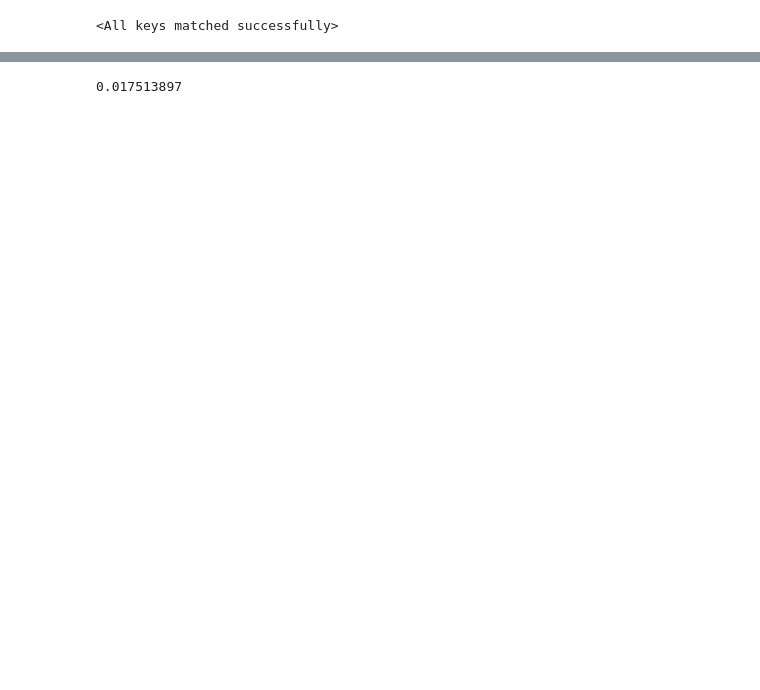
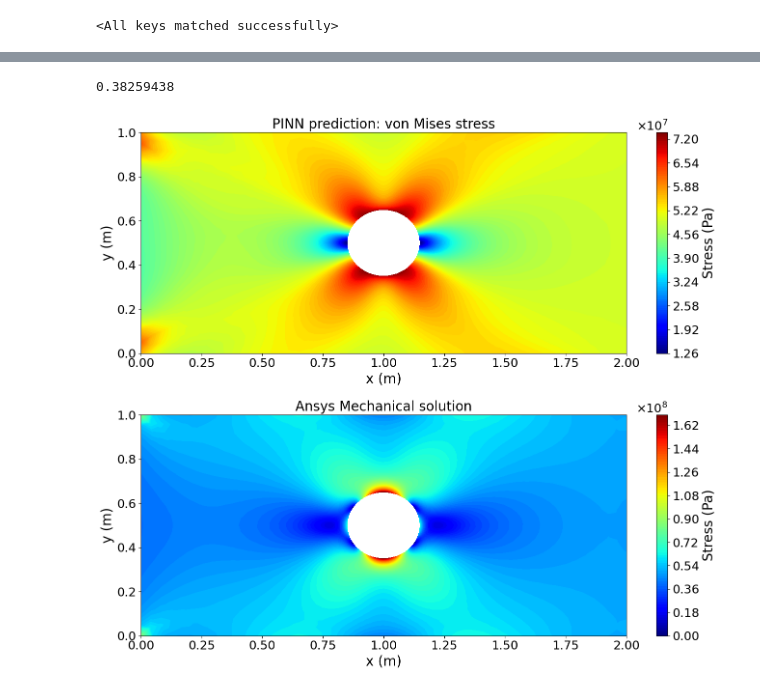
Before and after one commit to alleswe2k/PINNs, a Jupyter notebook: Clean/gen_plot.ipynb, the cells around one changed output, grey strips where cells are left out. Drawn from its saved outputs; the diff is of its cells as text; code cells hidden in the pictures; blank space fills up the shorter version.

```diff
--- a/Clean/gen_plot.ipynb
+++ b/Clean/gen_plot.ipynb
@@ -24,15 +24,15 @@ class DNN(nn.Module):
 nodes = 64
 layers = [2] + 6 * [nodes] + [5]
 
-weights = "models/no_xavier3_6_64.pth"
+weights = "models/both_6_64.pth"
 # %%
 model = DNN(layers)
 model.load_state_dict(torch.load(weights, weights_only=True))
 # %% [output]
 <All keys matched successfully>
 # %%
-data_file = "meshes/hole_middle_r10_al.csv"
-mesh_file = "meshes/hole_middle_r10_o1.inp"
+data_file = "meshes/hole_middle_r15_al.csv"
+mesh_file = "meshes/hole_middle_r15_o1.inp"
 
 mesh = meshio.read(mesh_file)
 df = pd.read_csv(data_file, sep=",", skipinitialspace=True)
@@ -103,7 +103,7 @@ fem_von = node_features.detach().cpu().numpy()
 l2_error = np.linalg.norm(von_mises - fem_von) / np.linalg.norm(fem_von, 2)
 print(l2_error)
 # %% [output]
-0.017513897
+0.38259438
 # %%
 import matplotlib.tri as tri
 import matplotlib.ticker as ticker
@@ -124,36 +124,40 @@ x_tri = x.flatten()[triang.triangles].mean(axis=1)
 y_tri = y.flatten()[triang.triangles].mean(axis=1)
 
 hole_center = (1.0, 0.5)
-hole_radius = 0.10
+hole_radius = 0.15
 
-mask = (x_tri - hole_center[0])**2 + (y_tri - hole_center[1])**2 < hole_radius**2
+dist = (x_tri - hole_center[0])**2 + (y_tri - hole_center[1])**2
+mask = (dist < hole_radius**2)
 triang.set_mask(mask)
 # %%
 fig, (ax1, ax2) = plt.subplots(2, 1, figsize=(14, 12))
 
 color_map = 'jet'
+color_map_label = "Stress (Pa)"
 
 sc1 = ax1.tricontourf(triang, von_mises.flatten(), levels = 100, cmap='jet')
-ax1.set_title('PINN prediction: von Mises')
+ax1.set_title('PINN prediction: von Mises stress')
 ax1.set_xlabel("x (m)")
 ax1.set_ylabel("y (m)")
 cb1 = plt.colorbar(sc1)
-cb1.set_label("Deformation (m)")
+cb1.set_label(color_map_label)
 
 sc2 = ax2.tricontourf(triang, fem_von.flatten(), levels = 100, cmap='jet')
 ax2.set_title('Ansys Mechanical solution')
 ax2.set_xlabel("x (m)")
 ax2.set_ylabel("y (m)")
 cb2 = plt.colorbar(sc2)
-cb2.set_label("Deformation (m)")
+cb2.set_label(color_map_label)
 
 formatter = ticker.ScalarFormatter(useMathText=True)
 formatter.set_powerlimits((-2, 2))  # Show sci notation for numbers < 1e-2 or > 1e2
 cb1.ax.yaxis.set_major_formatter(formatter)
 cb2.ax.yaxis.set_major_formatter(formatter)
 
 plt.tight_layout()
 plt.show()
+# %% [output]
+[figure, added]
 # %%
 absolute_error = np.abs(von_mises - fem_von).flatten()
 normalized_error = np.abs(von_mises - fem_von) / np.max(fem_von)
```
Also changed, not shown: parts of 3 cells of this notebook, 29 other files.
